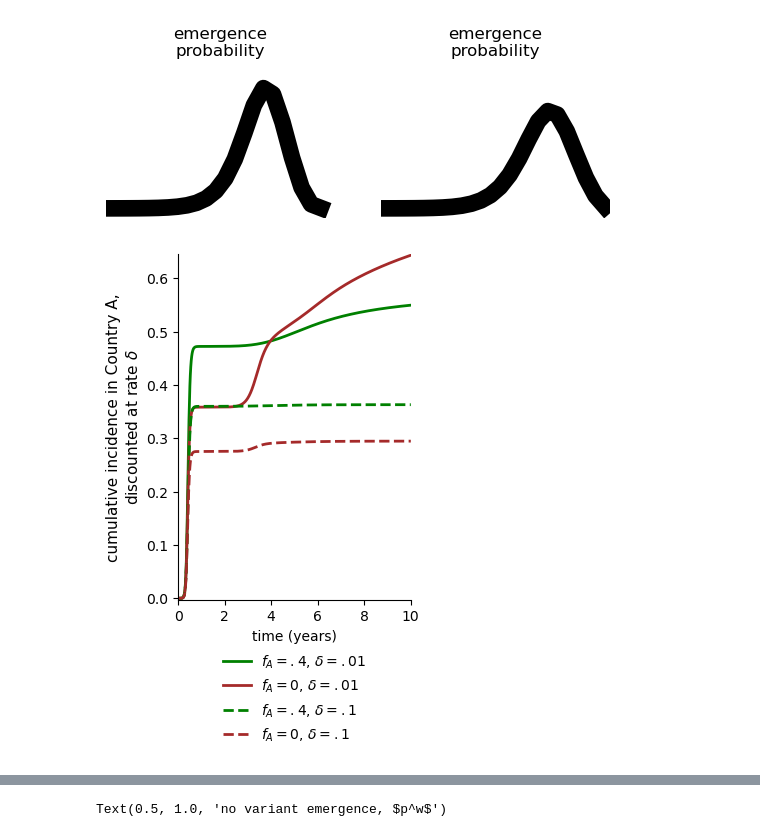
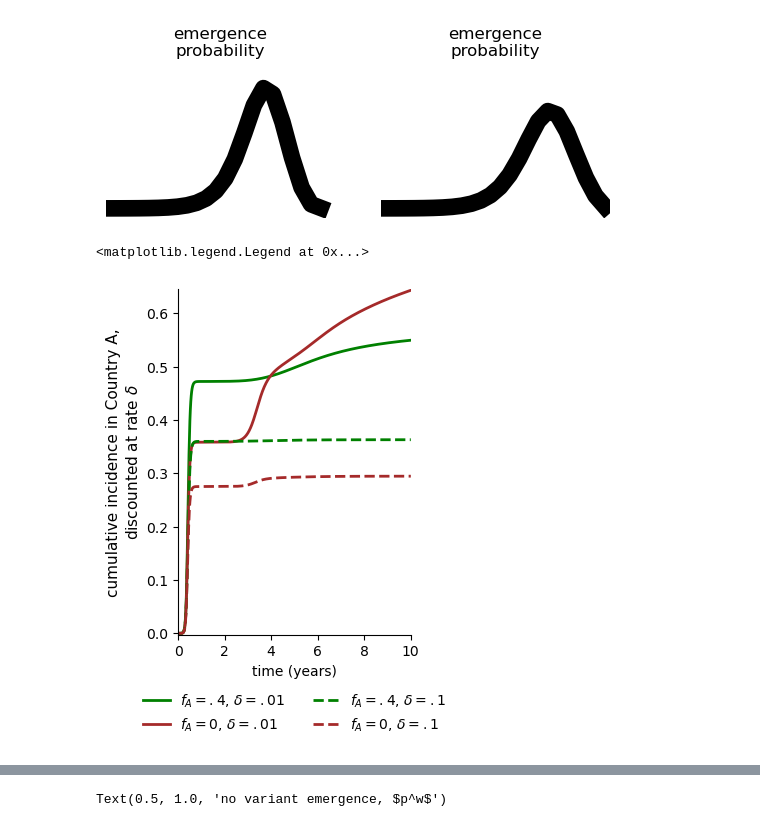
Before and after one commit to freedmanari/vaccine_nationalism, a Jupyter notebook: vaccine_nationalism.ipynb, the cells around one changed output, grey strips where cells are left out. Drawn from its saved outputs; the diff is of its cells as text; code cells hidden in the pictures.

```diff
--- a/vaccine_nationalism.ipynb
+++ b/vaccine_nationalism.ipynb
@@ -117,14 +117,14 @@ def model(y, t,
                            dSB_1Bs, dSB_2Bs, dIB_wBs, dIB_vBs, dRB_Bs))
 # %%
 ### solves the model ODEs between each timestep, gets raw infection costs over time J_A and J_B.
-### if the wild-type adaptive potential in a Country is large enough in last timestep, a new
+### if the wild-type adaptive potential in a country is large enough in last timestep, a new
 ### parallel scenario with variant emerging in the next timestep is added to and tracked by the ODEs
 def get_Js(f_A, f_B=f_B_def,
            beta=beta_def, gamma=gamma_def, lambd=lambda_def,
            sigma=sigma_def, mu=mu_def, phi=None,
            nu=nu_def, eta=eta_def,
            pop_size=pop_size_def, epsilon=epsilon_def,
-           tstep=7, tsteps=1000, ts_per_tstep=1, track_vars=False):
+           tstep=7, tsteps=2000, ts_per_tstep=1, track_vars=False):
     tstep_ts = np.linspace(0, tsteps * tstep, tsteps + 1)
     all_ts = np.linspace(0, tsteps * tstep, tsteps * ts_per_tstep + 1)
     init = 1 / pop_size
@@ -317,15 +317,13 @@ def get_Js(f_A, f_B=f_B_def,
 
 ### gets raw infection costs over time J_A and J_B, then accumulates them with discount rate delta and
 ### prosociality factor rho (or set of multiple deltas/rhos) to get true costs C_A and C_B.
-### approx_inf_t says whether an approximation is made to calculate C_A and C_B into infinite time,
-### assuming equations have gone to equilibrium by the end of the simulation and will continue to be discounted at rate delta
 def get_Cs(f_A, f_B=f_B_def,
            delta=delta_def, rho=rho_def,
            beta=beta_def, gamma=gamma_def, lambd=lambda_def,
            sigma=sigma_def, mu=mu_def, phi=None,
            nu=nu_def, eta=eta_def,
            pop_size=pop_size_def, epsilon=epsilon_def,
-           tstep=7, tsteps=2000, ts_per_tstep=1, approx_inf_t=True, approx_frac=.1):
+           tstep=7, tsteps=2000, ts_per_tstep=1):
 
     ts, J_A, J_B = get_Js(f_A, f_B,
                           beta, gamma, lambd,
@@ -335,17 +333,10 @@ def get_Cs(f_A, f_B=f_B_def,
                           tstep, tsteps, ts_per_tstep, track_vars=False)
 
     def calc_C_A(delt, rh):
-        C_A = sum(np.exp(-delt*ts) * ((1-rh) * J_A + rh * J_B))
-        if approx_inf_t:
-            C_A += np.exp(-delt*(ts[-1]+tstep)) / (1 - np.exp(-delt*tstep)) * \
-                   np.mean((1-rh) * J_A[-int(approx_frac * len(ts)):] + rh * J_B[-int(approx_frac * len(ts)):])
-        return C_A
+        return sum(np.exp(-delt*ts) * ((1-rh) * J_A + rh * J_B))
+
     def calc_C_B(delt, rh):
-        C_B = sum(np.exp(-delt*ts) * ((1-rh) * J_B + rh * J_A))
-        if approx_inf_t:
-            C_B += np.exp(-delt*(ts[-1]+tstep)) / (1 - np.exp(-delt*tstep)) * \
-                   np.mean((1-rh) * J_B[-int(approx_frac * len(ts)):] + rh * J_A[-int(approx_frac * len(ts)):])
-        return C_B
+        return sum(np.exp(-delt*ts) * ((1-rh) * J_B + rh * J_A))
 
     if isinstance(delta, (float,int)):
         if isinstance(rho, (float,int)):
@@ -365,7 +356,7 @@ def get_C_A(f_A, f_B=f_B_def,
             sigma=sigma_def, mu=mu_def, phi=None,
             nu=nu_def, eta=eta_def,
             pop_size=pop_size_def, epsilon=epsilon_def,
-            tstep=7, tsteps=2000, ts_per_tstep=1, approx_inf_t=True, approx_frac=.1):
+            tstep=7, tsteps=2000, ts_per_tstep=1):
 
     ts, J_A, J_B = get_Js(f_A, f_B,
                           beta, gamma, lambd,
@@ -375,11 +366,7 @@ def get_C_A(f_A, f_B=f_B_def,
                           tstep, tsteps, ts_per_tstep, track_vars=False)
 
     def calc_C_A(delt, rh):
-        C_A = sum(np.exp(-delt*ts) * ((1-rh) * J_A + rh * J_B))
-        if approx_inf_t:
-            C_A += np.exp(-delt*(ts[-1]+tstep)) / (1 - np.exp(-delt*tstep)) * \
-                   np.mean((1-rh) * J_A[-int(approx_frac * len(ts)):] + rh * J_B[-int(approx_frac * len(ts)):])
-        return C_A
+        return sum(np.exp(-delt*ts) * ((1-rh) * J_A + rh * J_B))
 
     if isinstance(delta, (float,int)):
         if isinstance(rho, (float,int)):
@@ -1251,30 +1288,31 @@ tstep_ts, _, J_A2 = \
 # %%
 fig = plt.figure(figsize=(3,4.5))
 
 plt.plot(tstep_ts/365, np.cumsum(np.exp(-.01/(365/tstep)*tstep_ts) * J_A2),
          linewidth=2, color='green', label='$f_A=.4$, $\delta=.01$')
 plt.plot(tstep_ts/365, np.cumsum(np.exp(-.01/(365/tstep)*tstep_ts) * J_A1),
          linewidth=2, color='brown', label='$f_A=0$, $\delta=.01$')
 
 plt.plot(tstep_ts/365, np.cumsum(np.exp(-.1/(365/tstep)*tstep_ts) * J_A2),
          linewidth=2, color='green', linestyle='dashed', label='$f_A=.4$, $\delta=.1$')
 plt.plot(tstep_ts/365, np.cumsum(np.exp(-.1/(365/tstep)*tstep_ts) * J_A1),
          linewidth=2, color='brown', linestyle='dashed', label='$f_A=0$, $\delta=.1$')
 
 ax = plt.gca()
 ax.margins(x=0,y=.005)
 ax.spines[['right','top']].set_visible(False)
 ax.set_xticks(np.linspace(0,10,6))
 ax.set_xlabel('time (years)')
 ax.set_ylabel('cumulative incidence in Country A,\ndiscounted at rate $\delta$',
               rotation=90, linespacing=1.3, size=11)
-plt.legend(loc='lower center', bbox_to_anchor=(.5, -.45), frameon=False, labelspacing=.5, handlelength=2, handletextpad=0.7)
+plt.legend(loc='lower center', bbox_to_anchor=(.5, -.32), ncol=2, frameon=False, labelspacing=.5, handlelength=2, handletextpad=0.7)
 
 # plt.savefig('figures/roughs/example_C_As.svg', bbox_inches='tight')
 ### or if R0 set to 1.5
 # plt.savefig('figures/roughs/example_low_R0_C_As.svg', bbox_inches='tight')
 # %% [output]
+<matplotlib.legend.Legend at 0x...>
-[figure, old version]
+[figure, new version]
 # %%
 ### this and next 9 blocks for figures R0s and nus and supplementary figure ps
 
```
Also changed, not shown: parts of 37 cells of this notebook, 23 other files.
